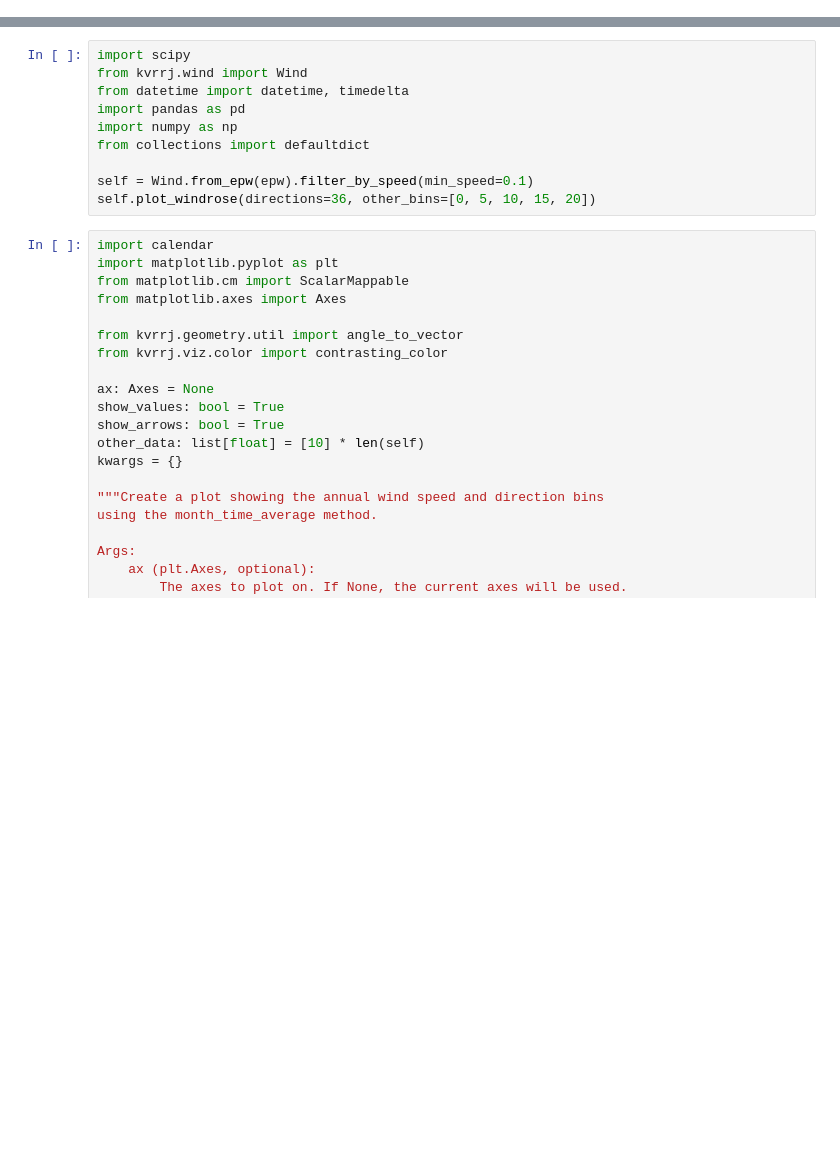
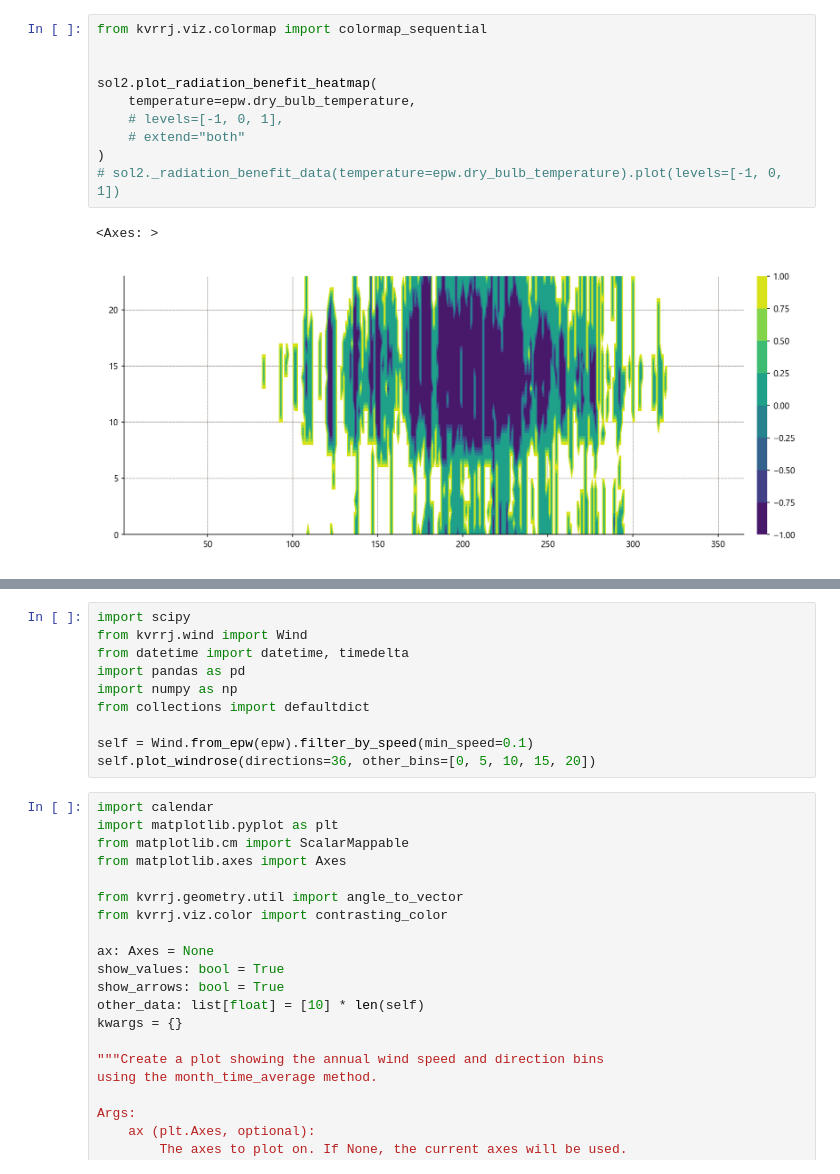
Before and after one commit to tg359/kvrrj, a Jupyter notebook: dev.ipynb, the cells around one changed output, grey strips where cells are left out. Saved outputs shown, nothing was run; the diff lists cells and outputs as text; blank space fills up the shorter version.

```diff
--- a/dev.ipynb
+++ b/dev.ipynb
@@ -10,0 +75,13 @@ epw = EPW(epw_file)
+# %%
+from kvrrj.viz.colormap import colormap_sequential
+
+
+sol2.plot_radiation_benefit_heatmap(
+    temperature=epw.dry_bulb_temperature,
+    # levels=[-1, 0, 1],
+    # extend="both"
+)
+# sol2._radiation_benefit_data(temperature=epw.dry_bulb_temperature).plot(levels=[-1, 0, 1])
+# %% [output]
+<Axes: >
+[figure, added]
```
Also changed, not shown: parts of 33 cells of this notebook, 21 other files.
